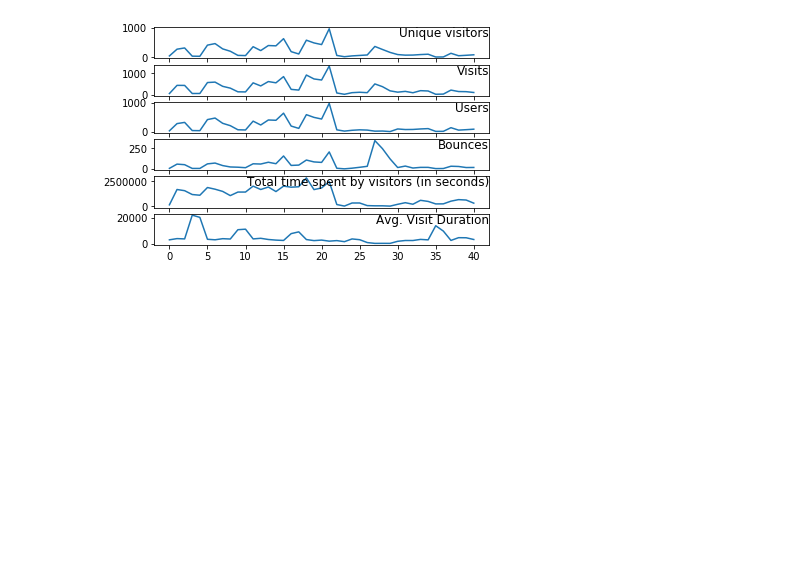
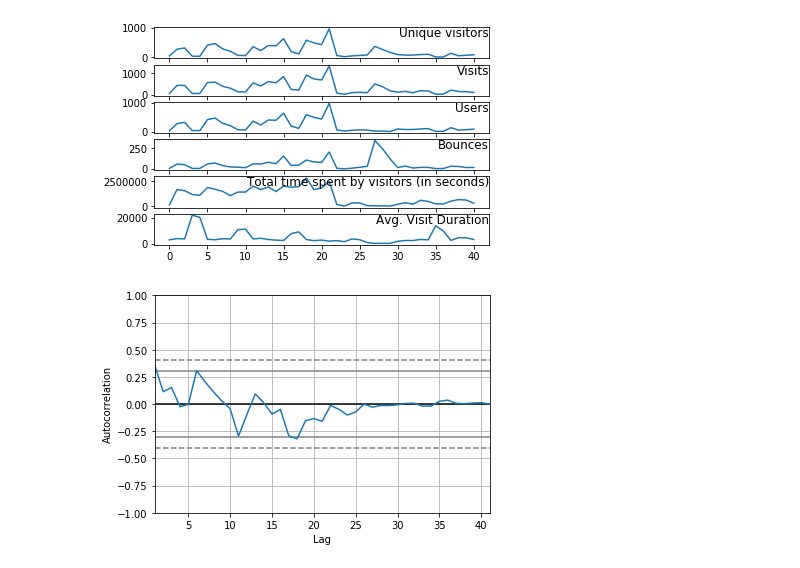
Before and after one commit to shoyasaxa/Predict-Traffic, a Jupyter notebook: Predict Traffic.ipynb, the cells around one changed output. Saved outputs shown, nothing was run; the diff lists cells and outputs as text; code cells hidden in the pictures; blank space fills up the shorter version.

```diff
--- a/Predict Traffic.ipynb
+++ b/Predict Traffic.ipynb
@@ -79,3 +79,10 @@ plt.show()
 | 3 | 35 | 53 | 35 | 5 | 1179181 | 22200 |
 | 4 | 31 | 54 | 31 | 5 | 1108012 | 20460 |
 [figure]
+# %%
+from pandas.plotting import autocorrelation_plot
+
+autocorrelation_plot(df['Unique visitors'])
+plt.show()
+# %% [output]
+[figure, added]
```
Also changed, not shown: parts of 1 cell of this notebook.
